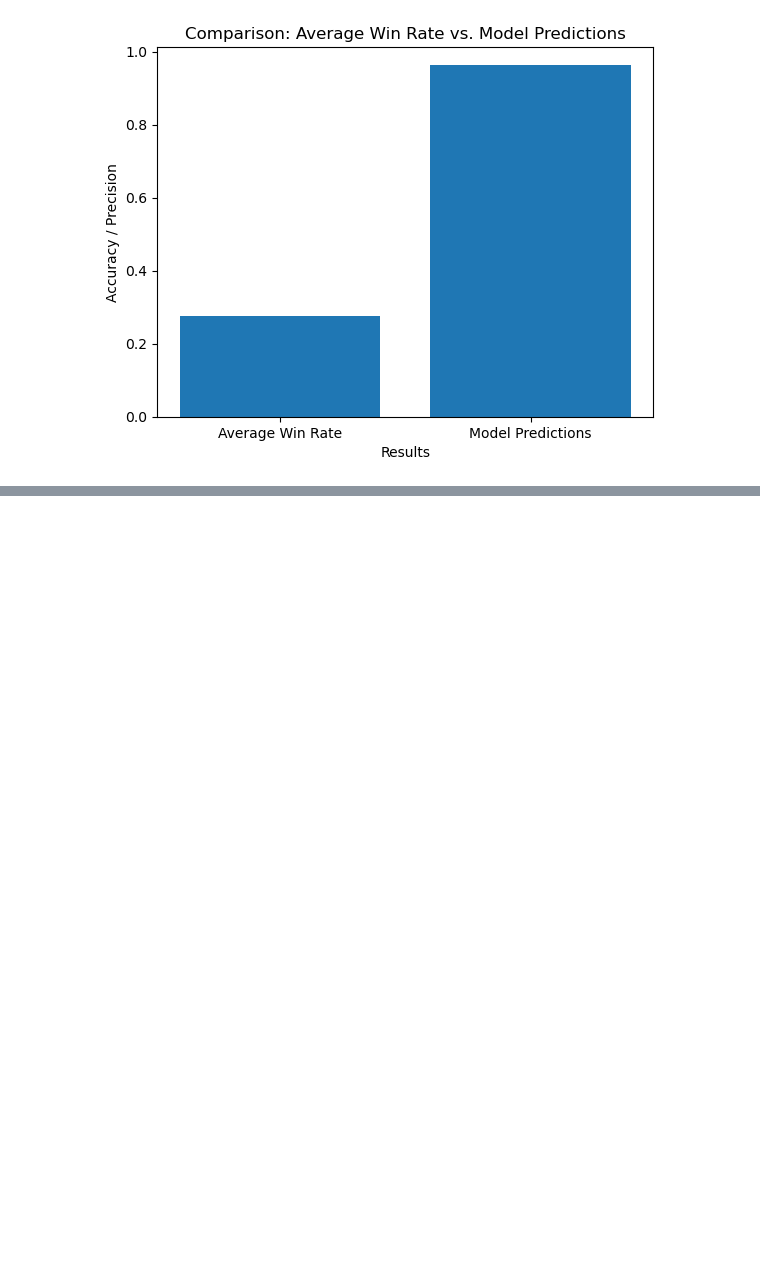
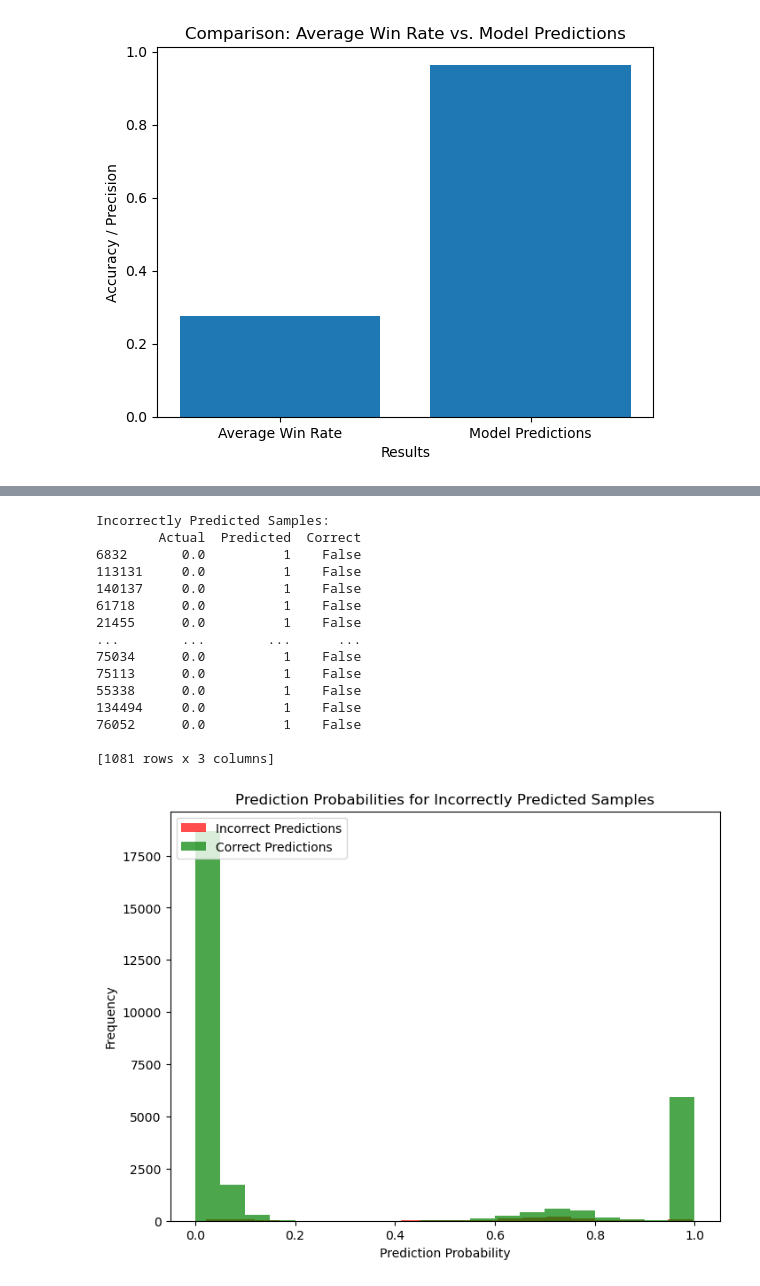
Before and after one commit to hiromimiyata/Mustang, a Jupyter notebook: father_res_place.ipynb, the cells around one changed output, grey strips where cells are left out. Cells and saved outputs as stored; diff of their text form; code cells hidden in the pictures; blank space fills up the shorter version.

```diff
--- a/horse_racing/father_res_place.ipynb
+++ b/father_res_place.ipynb
@@ -328,0 +322,47 @@ predictions_df.to_csv('predictions.csv', index=False)
+# %%
+# Get the predicted probabilities for the positive class (class 1)
+y_probs = model.predict_proba(X_test)[:, 1]
+
+# Convert predicted probabilities to binary predictions based on a threshold
+threshold = 0.5
+y_pred_binary = np.where(y_probs >= threshold, 1, 0)
+
+# Create a DataFrame with the actual and predicted values
+error_analysis_df = pd.DataFrame({'Actual': y_test, 'Predicted': y_pred_binary})
+
+# Add a column to indicate correct or incorrect predictions
+error_analysis_df['Correct'] = error_analysis_df['Actual'] == error_analysis_df['Predicted']
+
+# Filter rows where predictions are incorrect
+incorrect_predictions = error_analysis_df[error_analysis_df['Correct'] == False]
+
+# Optionally, display the incorrectly predicted samples
+print("Incorrectly Predicted Samples:")
+print(incorrect_predictions)
+
+# Plot a histogram of the model's prediction probabilities for incorrectly predicted samples
+plt.figure(figsize=(8, 6))
+plt.hist(y_probs[error_analysis_df['Correct'] == False], bins=20, alpha=0.7, color='red', label='Incorrect Predictions')
+plt.hist(y_probs[error_analysis_df['Correct'] == True], bins=20, alpha=0.7, color='green', label='Correct Predictions')
+plt.xlabel('Prediction Probability')
+plt.ylabel('Frequency')
+plt.title('Prediction Probabilities for Incorrectly Predicted Samples')
+plt.legend(loc='upper left')
+plt.show()
+# %% [output]
+Incorrectly Predicted Samples:
+        Actual  Predicted  Correct
+6832       0.0          1    False
+113131     0.0          1    False
+140137     0.0          1    False
+61718      0.0          1    False
+21455      0.0          1    False
+...        ...        ...      ...
+75034      0.0          1    False
+75113      0.0          1    False
+55338      0.0          1    False
+134494     0.0          1    False
+76052      0.0          1    False
+
+[1081 rows x 3 columns]
+[figure, added]
```
Also changed, not shown: parts of 3 cells of this notebook, 1 other file.
